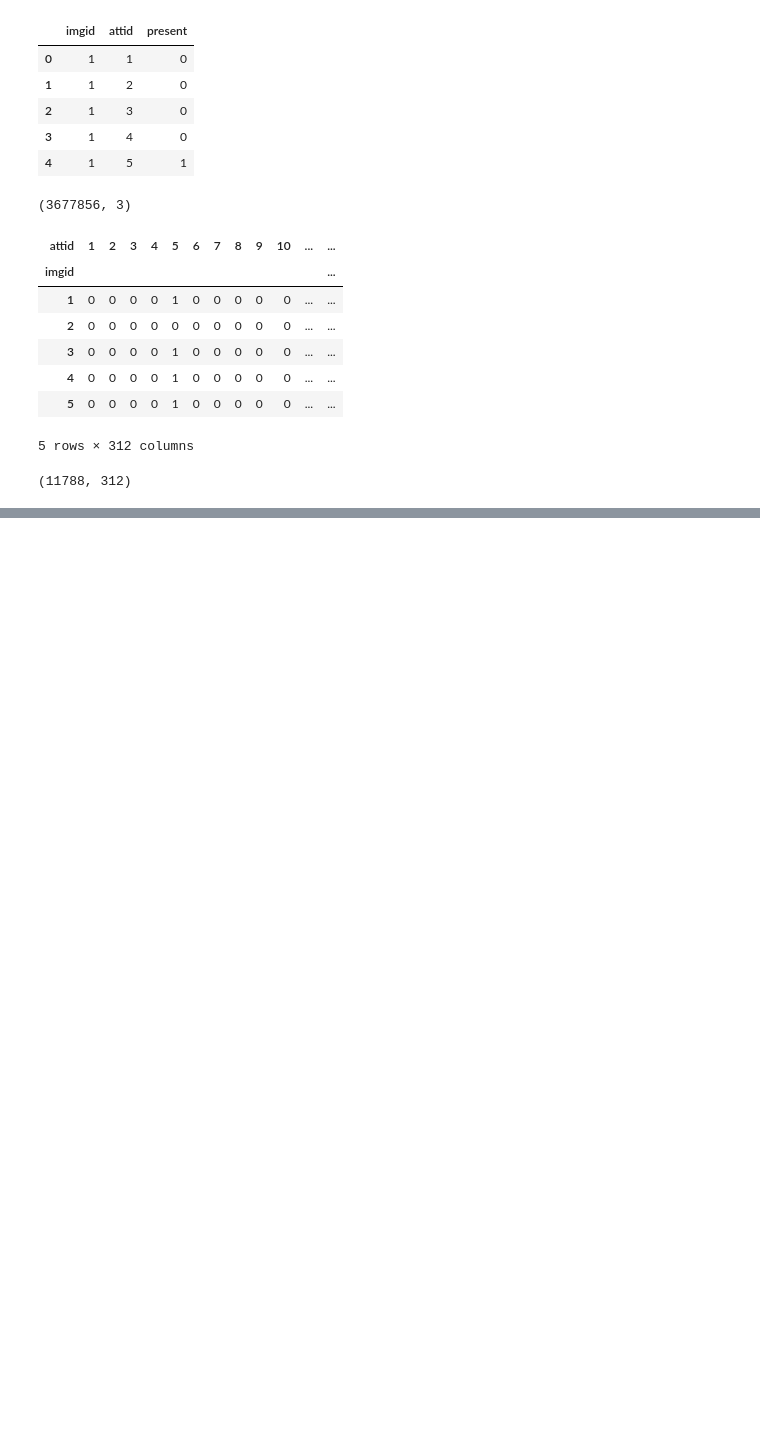
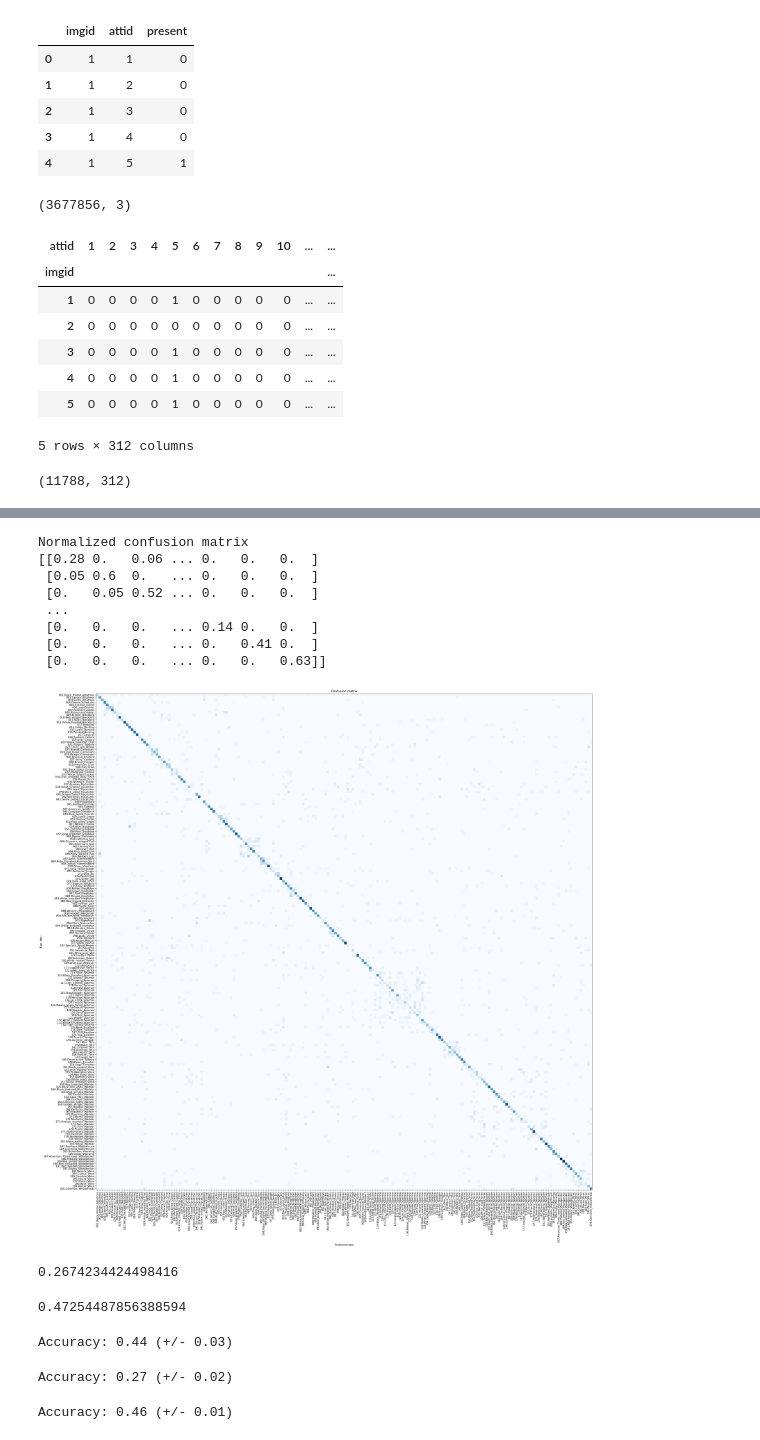
Before and after one commit to realdump/AI_Projects, a Jupyter notebook: Bird Identifier/bird-identifier.ipynb, the cells around one changed output, grey strips where cells are left out. Drawn from its saved outputs; the diff is of its cells as text; code cells hidden in the pictures; blank space fills up the shorter version.

```diff
--- a/Bird Identifier/bird-identifier.ipynb
+++ b/Bird Identifier/bird-identifier.ipynb
@@ -58,0 +110,5 @@ NameError: name 'imglabels' is not defined
+# %%
+from sklearn.ensemble import RandomForestClassifier
+clf = RandomForestClassifier(max_features=50, random_state=0, n_estimators=100)
+# %%
+clf.fit(df_train_att, df_train_label)
@@ -58,0 +125,5 @@ NameError: name 'imglabels' is not defined
+# %%
+from sklearn.metrics import confusion_matrix
+pred_labels = clf.predict(df_test_att)
+cm = confusion_matrix(df_test_label, pred_labels)
+cm
@@ -58,0 +174,5 @@ NameError: name 'imglabels' is not defined
+# %%
+birds = pd.read_csv("data/CUB_200_2011/classes.txt",
+                    sep=r'\s+', header=None, usecols=[1], names=['birdname'])
+birds = birds['birdname']
+birds
@@ -58,0 +192,47 @@ NameError: name 'imglabels' is not defined
+# %%
+import numpy as np
+np.set_printoptions(precision=2)
+plt.figure(figsize=(30,30), dpi=150)
+plot_confusion_matrix(cm, classes=birds, normalize=True)
+plt.show()
+# %% [output]
+Normalized confusion matrix
+[[0.28 0.   0.06 ... 0.   0.   0.  ]
+ [0.05 0.6  0.   ... 0.   0.   0.  ]
+ [0.   0.05 0.52 ... 0.   0.   0.  ]
+ ...
+ [0.   0.   0.   ... 0.14 0.   0.  ]
+ [0.   0.   0.   ... 0.   0.41 0.  ]
+ [0.   0.   0.   ... 0.   0.   0.63]]
+[figure, added]
+# %%
+from sklearn import tree
+clftree = tree.DecisionTreeClassifier()
+clftree.fit(df_train_att, df_train_label)
+clftree.score(df_test_att, df_test_label)
+# %% [output]
+0.2674234424498416
+# %%
+from sklearn import svm
+clfsvm = svm.SVC()
+clfsvm.fit(df_train_att, df_train_label)
+clfsvm.score(df_test_att, df_test_label)
+# %% [output]
+0.47254487856388594
+# %%
+from sklearn.model_selection import cross_val_score
+scores = cross_val_score(clf, df_train_att, df_train_label, cv=5)
+# show average score and +/- two standard deviations away (covering 95% of scores)
+print("Accuracy: %0.2f (+/- %0.2f)" % (scores.mean(), scores.std() * 2))
+# %% [output]
+Accuracy: 0.44 (+/- 0.03)
+# %%
+scorestree = cross_val_score(clftree, df_train_att, df_train_label, cv=5)
+print("Accuracy: %0.2f (+/- %0.2f)" % (scorestree.mean(), scorestree.std() * 2))
+# %% [output]
+Accuracy: 0.27 (+/- 0.02)
+# %%
+scoressvm = cross_val_score(clfsvm, df_train_att, df_train_label, cv=5)
+print("Accuracy: %0.2f (+/- %0.2f)" % (scoressvm.mean(), scoressvm.std() * 2))
+# %% [output]
+Accuracy: 0.46 (+/- 0.01)
```
Also changed, not shown: parts of 15 cells of this notebook, 2 other files.
